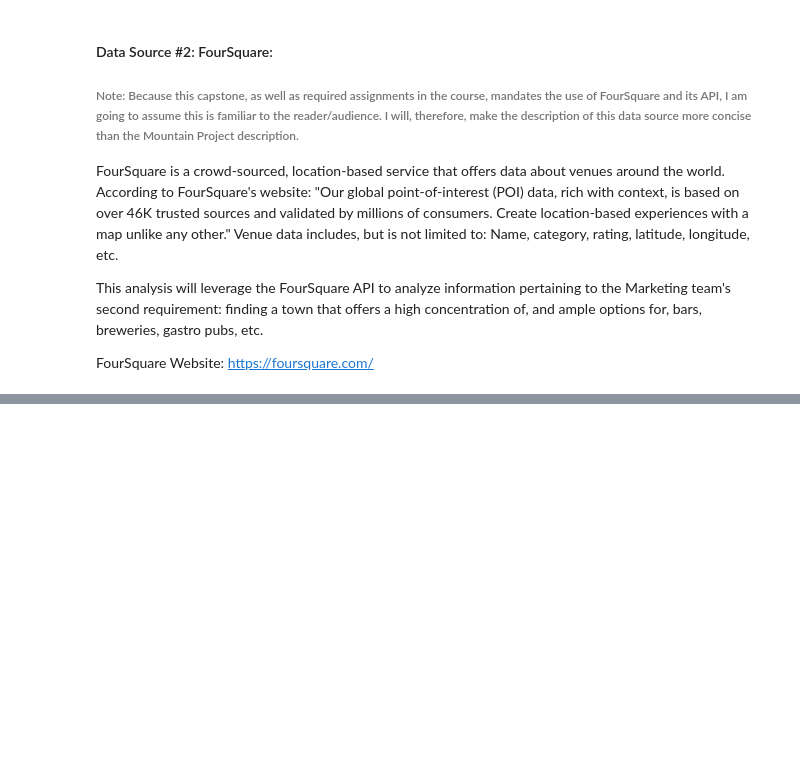
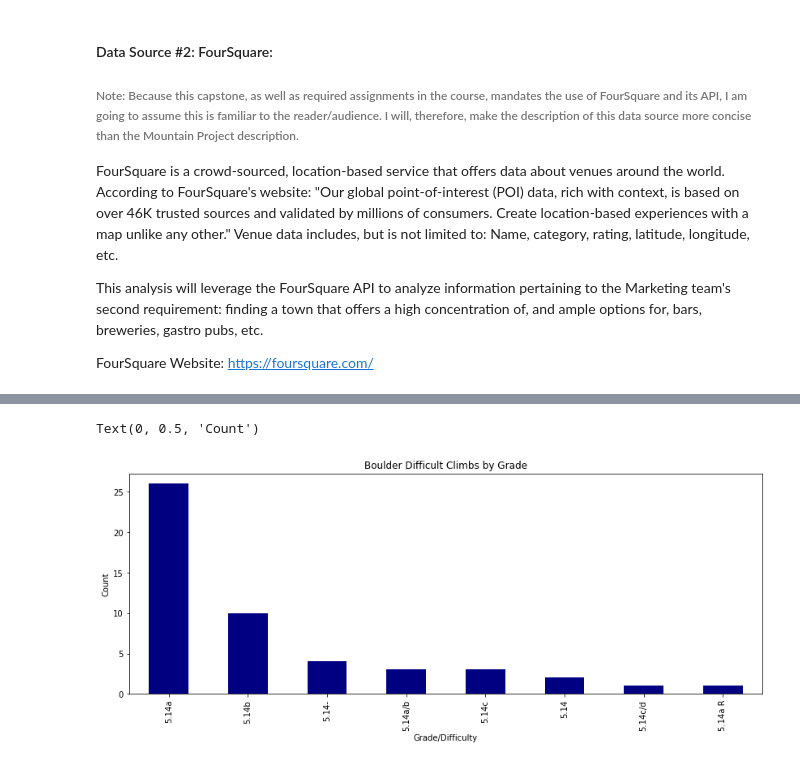
Before and after one commit to temcginley/Coursera_Capstone, a Jupyter notebook: Final Capstone Assignment.ipynb, the cells around one changed output, grey strips where cells are left out. Cells and saved outputs as stored; diff of their text form; code cells hidden in the pictures; blank space fills up the shorter version.

```diff
--- a/Final Capstone Assignment.ipynb
+++ b/Final Capstone Assignment.ipynb
@@ -53,0 +161,4 @@ FourSquare Website:  https://foursquare.com/
+# %%
+#Sending Get request for Boulder
+resultsBO = requests.get(urlBO).json()
+resultsBO
@@ -53,0 +326,14 @@ FourSquare Website:  https://foursquare.com/
+# %%
+#Cleaning and structuring these into DFs
+routesBO = resultsBO['routes']
+
+nearby_routesBO = json_normalize(routesBO) # flatten JSON
+
+# filter columns
+filtered_columns = ['name', 'type', 'rating', 'stars','pitches','latitude','longitude']
+nearby_routesBO =nearby_routesBO.loc[:, filtered_columns]
+
+# clean columns
+nearby_routesBO.columns = [col.split(".")[-1] for col in nearby_routesBO.columns]
+
+nearby_routesBO.head()
@@ -53,0 +361,10 @@ FourSquare Website:  https://foursquare.com/
+# %%
+BORatings = nearby_routesBO['rating'].value_counts().plot(kind='bar',
+                                                        figsize=(14,5),
+                                                        color = ('navy'),
+                                                        title="Boulder Difficult Climbs by Grade")
+BORatings.set_xlabel('Grade/Difficulty')
+BORatings.set_ylabel('Count')
+# %% [output]
+Text(0, 0.5, 'Count')
+[figure, added]
```
Also changed, not shown: parts of 58 cells of this notebook.
